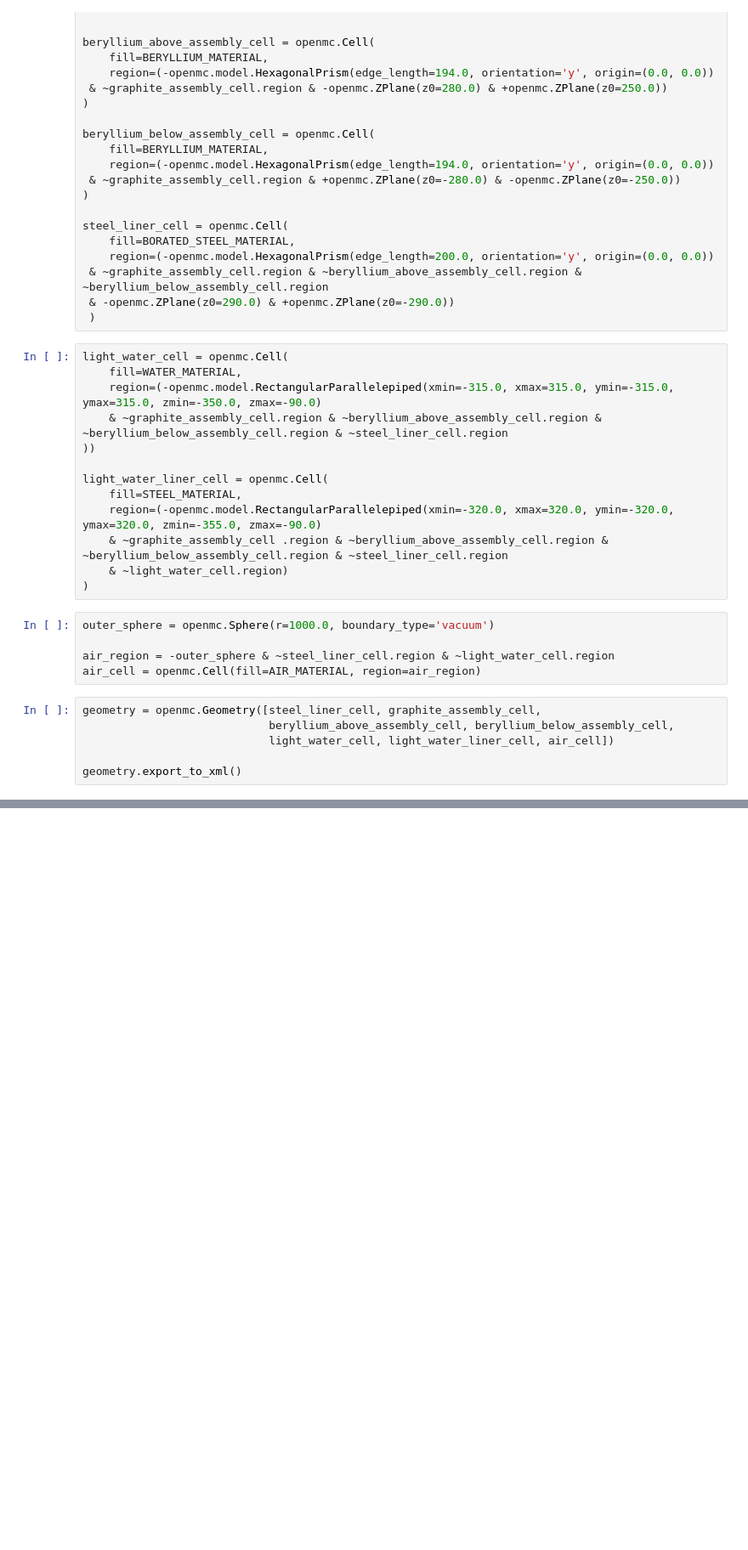
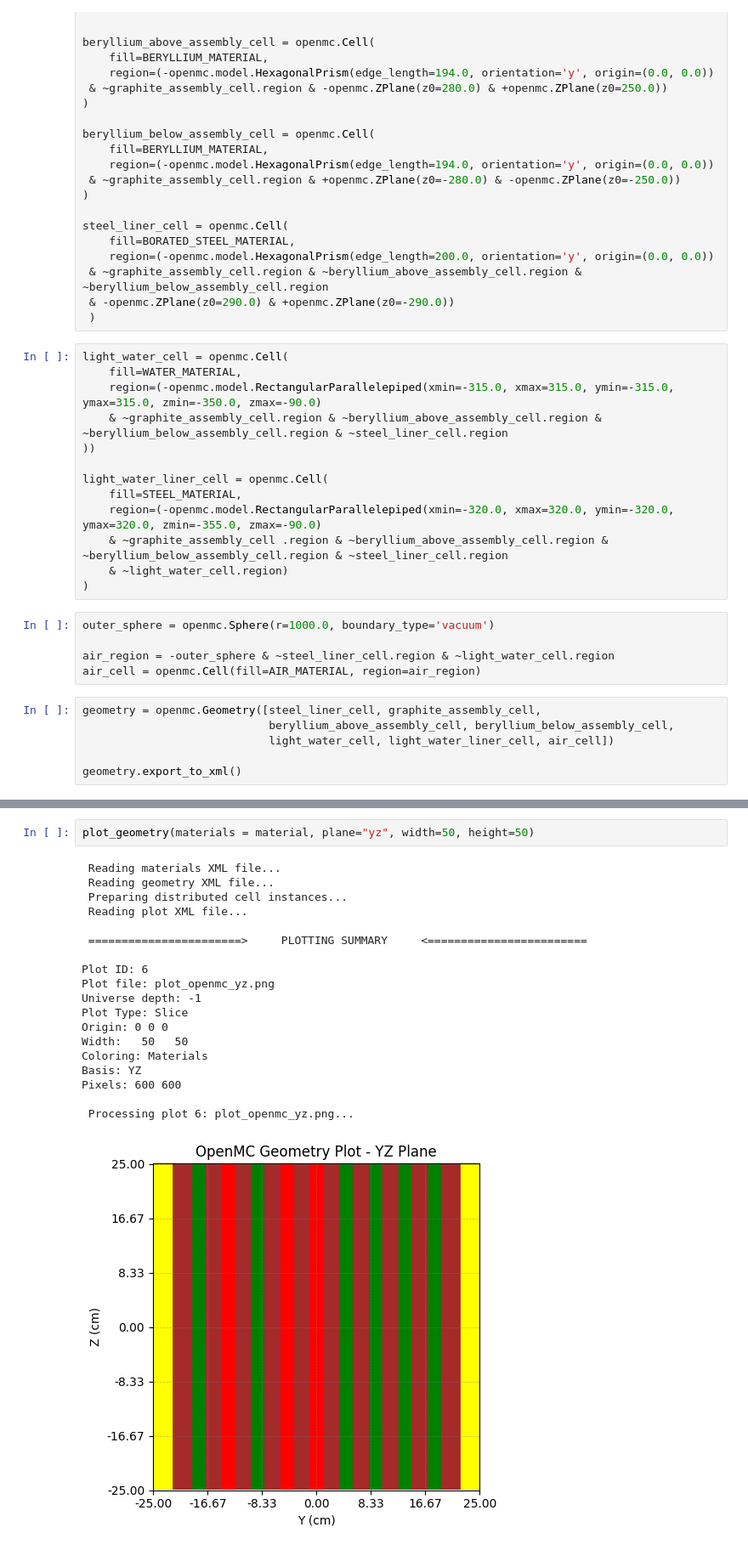
Before and after one commit to simonfouc120/open-mc-project, a Jupyter notebook: src/studies/complex_geometry/lattice_complex.ipynb, the cells around one changed output, grey strips where cells are left out. Shown: that part at 85% size. Cells and saved outputs as stored; diff of their text form; blank space fills up the shorter version.

```diff
--- a/src/studies/complex_geometry/lattice_complex.ipynb
+++ b/src/studies/complex_geometry/lattice_complex.ipynb
@@ -200,2 +200,24 @@ Pixels: 600 600
 [figure]
+# %%
+plot_geometry(materials = material, plane="yz", width=50, height=50)
+# %% [output]
+ Reading materials XML file...
+ Reading geometry XML file...
+ Preparing distributed cell instances...
+ Reading plot XML file...
+
+ =======================>     PLOTTING SUMMARY     <========================
+
+Plot ID: 6
+Plot file: plot_openmc_yz.png
+Universe depth: -1
+Plot Type: Slice
+Origin: 0 0 0
+Width:   50   50
+Coloring: Materials
+Basis: YZ
+Pixels: 600 600
+
+ Processing plot 6: plot_openmc_yz.png...
+[figure, added]
 # %%
```
Also changed, not shown: parts of 4 cells of this notebook, 1 other file.
